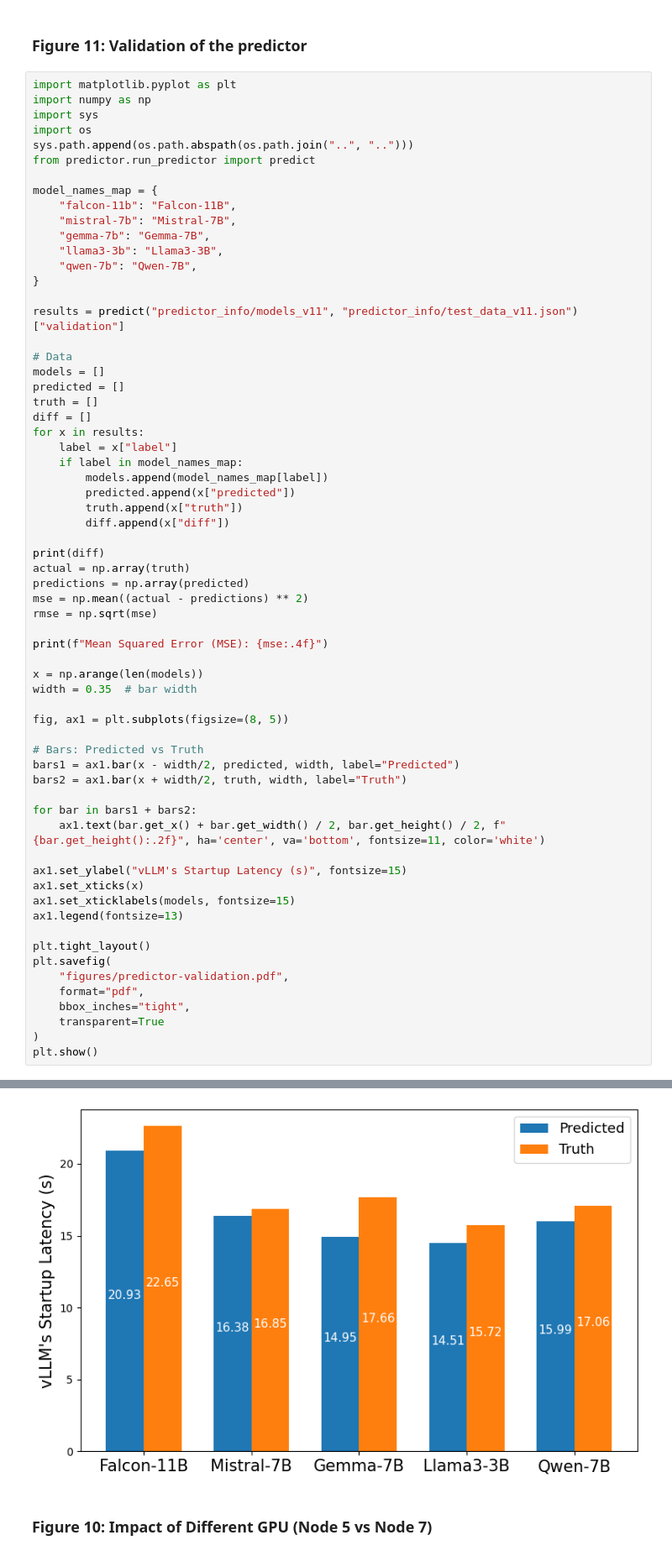
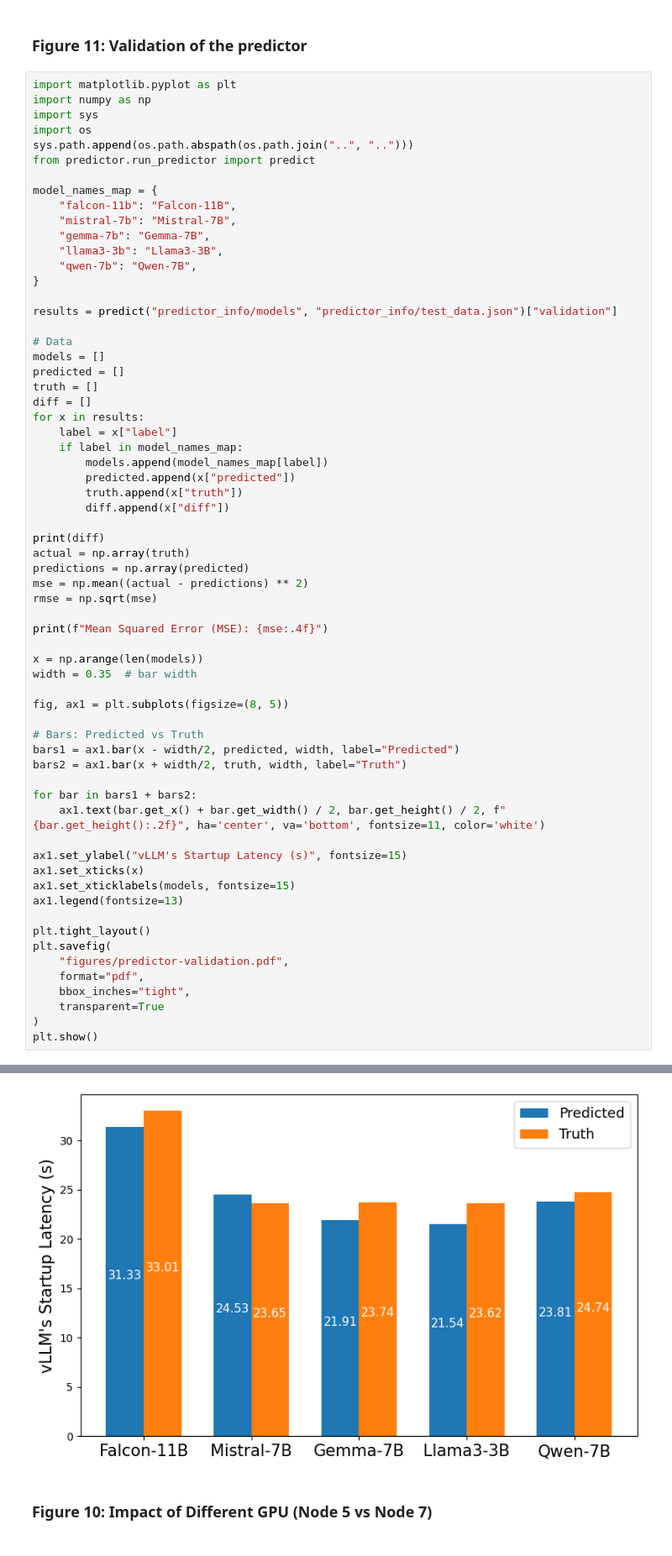
Before and after one commit to Huzifa1/vllm-profiling, a Jupyter notebook: experiments/node7/custom_figures.ipynb, the cells around one changed output, grey strips where cells are left out. Shown at 84% size. Saved outputs shown, nothing was run; the diff lists cells and outputs as text.

```diff
--- a/experiments/node7/custom_figures.ipynb
+++ b/experiments/node7/custom_figures.ipynb
@@ -639,7 +639,7 @@ model_names_map = {
     "qwen-7b": "Qwen-7B",
 }
 
-results = predict("predictor_info/models_v11", "predictor_info/test_data_v11.json")["validation"]
+results = predict("predictor_info/models", "predictor_info/test_data.json")["validation"]
 
 # Data
 models = []
@@ -710,4 +710,4 @@ https://scikit-learn.org/stable/model_persistence.html#security-maintainability-
-[figure, old version]
+[figure, new version]
 # %% [markdown]
 ### Figure 10: Impact of Different GPU (Node 5 vs Node 7)
 # %%
```
Also changed, not shown: parts of 1 cell of this notebook, 19 other files.
